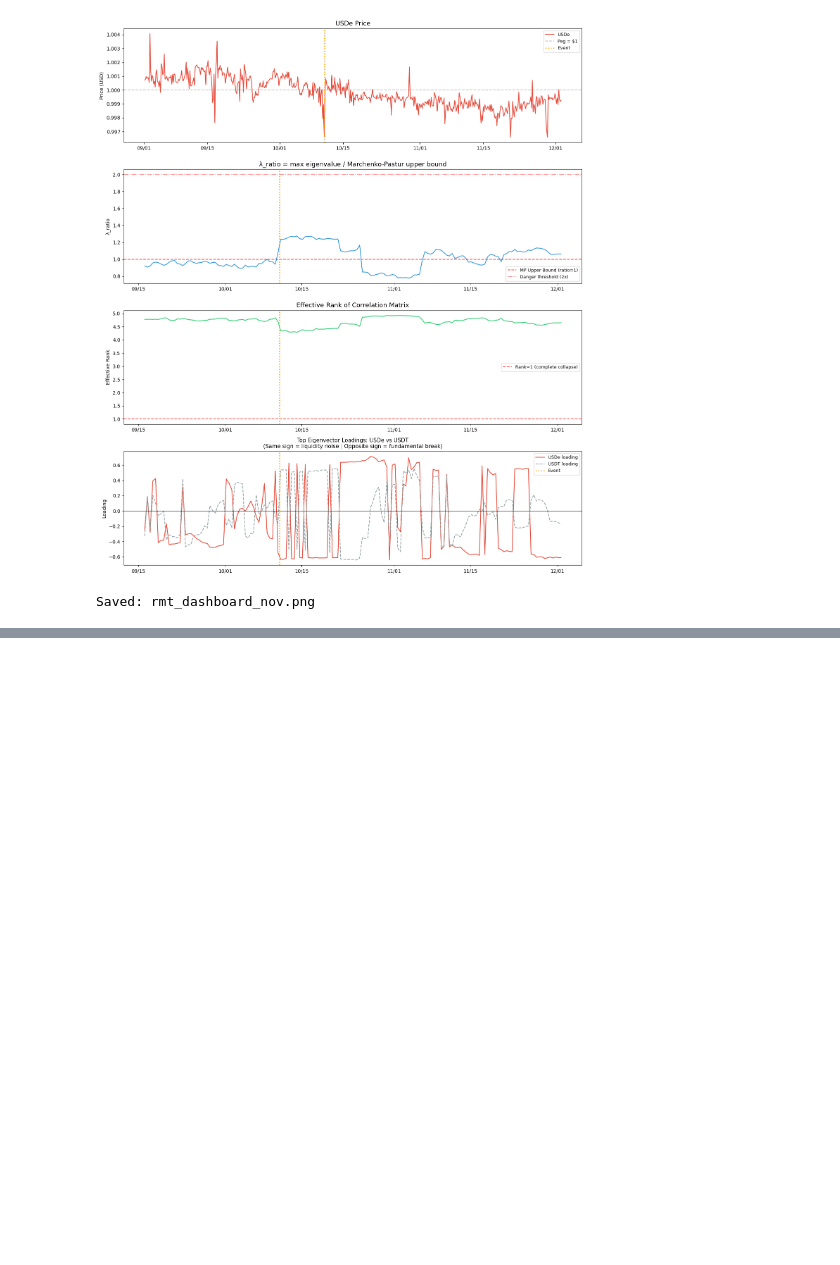
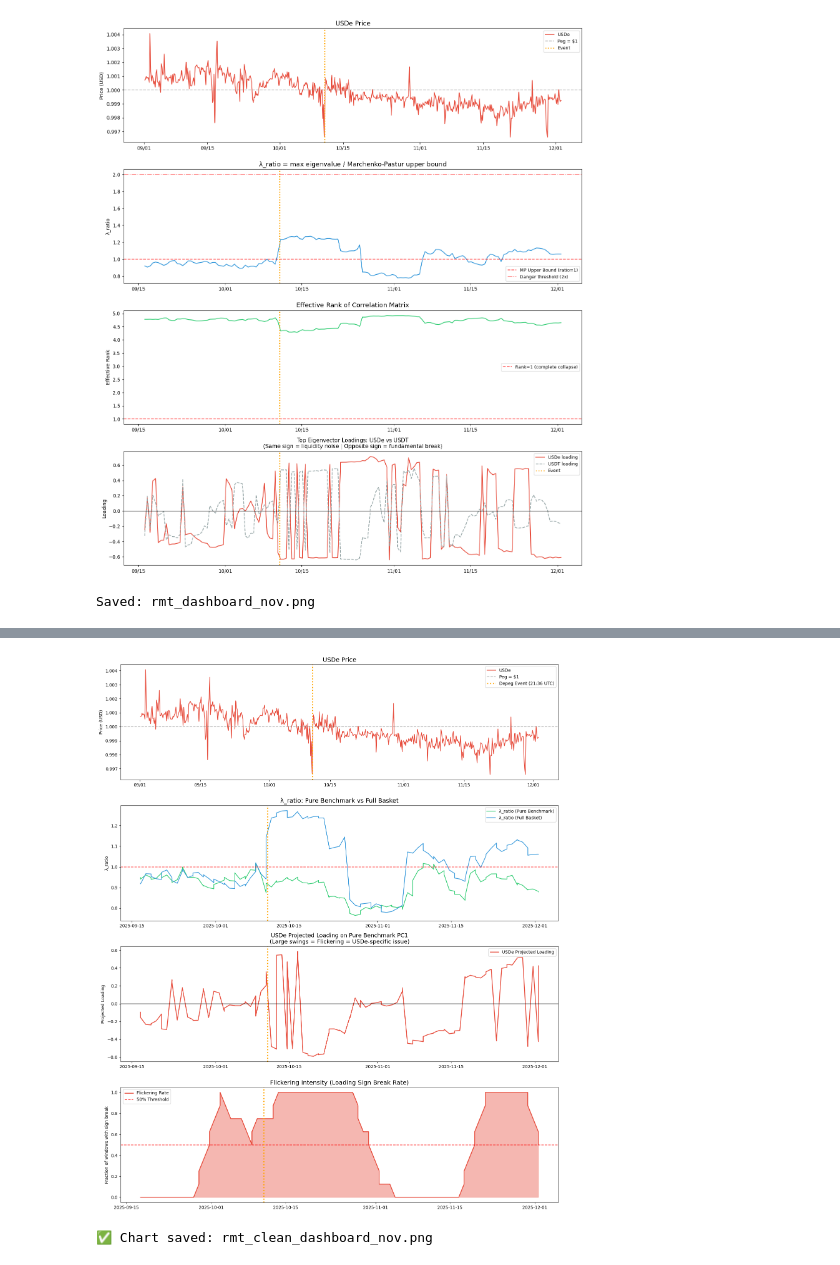
Before and after one commit to pi-btc/USDepinpline, a Jupyter notebook: USDepinpline-nov-english.ipynb, the cells around one changed output, grey strips where cells are left out. Drawn from its saved outputs; the diff is of its cells as text; code cells hidden in the pictures; blank space fills up the shorter version.

```diff
--- a/USDepinpline-nov-english.ipynb
+++ b/USDepinpline-nov-english.ipynb
@@ -236,0 +450,72 @@ Saved: rmt_dashboard_nov.png
+# %%
+import matplotlib.pyplot as plt
+import matplotlib.dates as mdates
+
+
+def plot_rmt_clean_dashboard(prices: pd.DataFrame, rmt_clean: pd.DataFrame,
+                             event_date="2025-10-10 21:36:00"):
+    """
+    Clean RMT Analysis Dashboard (Pure Benchmark vs Full Basket)
+    """
+    fig, axes = plt.subplots(4, 1, figsize=(15, 18), sharex=False)
+    event_dt = pd.Timestamp(event_date)
+
+    # Plot 1: USDe Price
+    ax1 = axes[0]
+    ax1.plot(prices.index, prices["usde"], color="#e74c3c", linewidth=1.5, label="USDe")
+    ax1.axhline(y=1.0, color="gray", linestyle="--", alpha=0.6, label="Peg = $1")
+    ax1.axvline(x=event_dt, color="orange", linestyle=":", linewidth=2.5, label="Depeg Event (21:36 UTC)")
+    ax1.set_title("USDe Price", fontsize=14)
+    ax1.set_ylabel("Price (USD)")
+    ax1.legend()
+    ax1.xaxis.set_major_formatter(mdates.DateFormatter("%m/%d"))
+
+    # Plot 2: λ_ratio (Pure Benchmark vs Full Basket)
+    ax2 = axes[1]
+    ax2.plot(rmt_clean.index, rmt_clean["lambda_ratio_bench"],
+             color="#2ecc71", linewidth=1.5, label="λ_ratio (Pure Benchmark)")
+    ax2.plot(rmt_clean.index, rmt_clean["lambda_ratio_full"],
+             color="#3498db", linewidth=1.5, label="λ_ratio (Full Basket)")
+    ax2.axhline(y=1.0, color="red", linestyle="--", alpha=0.7)
+    ax2.axvline(x=event_dt, color="orange", linestyle=":", linewidth=2.5)
+    ax2.set_title("λ_ratio: Pure Benchmark vs Full Basket", fontsize=14)
+    ax2.set_ylabel("λ_ratio")
+    ax2.legend()
+
+    # Plot 3: USDe Projected Loading (Most Important Indicator)
+    ax3 = axes[2]
+    ax3.plot(rmt_clean.index, rmt_clean["usde_proj_loading"],
+             color="#e74c3c", linewidth=1.8, label="USDe Projected Loading")
+    ax3.axhline(y=0, color="black", linestyle="-", alpha=0.5)
+    ax3.axvline(x=event_dt, color="orange", linestyle=":", linewidth=2.5)
+    ax3.set_title("USDe Projected Loading on Pure Benchmark PC1\n"
+                  "(Large swings = Flickering = USDe-specific issue)", fontsize=13)
+    ax3.set_ylabel("Projected Loading")
+    ax3.legend()
+
+    # Plot 4: Flickering Rate
+    df = rmt_clean.copy()
+    df["sign_break"] = ~df["loading_same_sign_full"]
+    df["flickering_rate"] = df["sign_break"].rolling(window=8, min_periods=3).mean()
+
+    ax4 = axes[3]
+    ax4.fill_between(df.index, df["flickering_rate"], alpha=0.4, color="#e74c3c")
+    ax4.plot(df.index, df["flickering_rate"],
+             color="#e74c3c", linewidth=1.8, label="Flickering Rate")
+    ax4.axhline(y=0.5, color="red", linestyle="--", alpha=0.7, label="50% Threshold")
+    ax4.axvline(x=event_dt, color="orange", linestyle=":", linewidth=2.5)
+    ax4.set_title("Flickering Intensity (Loading Sign Break Rate)", fontsize=14)
+    ax4.set_ylabel("Fraction of windows with sign break")
+    ax4.legend()
+
+    plt.tight_layout()
+    plt.savefig("rmt_clean_dashboard_nov.png", dpi=200, bbox_inches="tight")
+    plt.show()
+    print("✅ Chart saved: rmt_clean_dashboard_nov.png")
+
+
+# ====================== Plotting ======================
+plot_rmt_clean_dashboard(prices, rmt_clean)
+# %% [output]
+[figure, added]
+✅ Chart saved: rmt_clean_dashboard_nov.png
```
Also changed, not shown: parts of 6 cells of this notebook, 1 other file.
